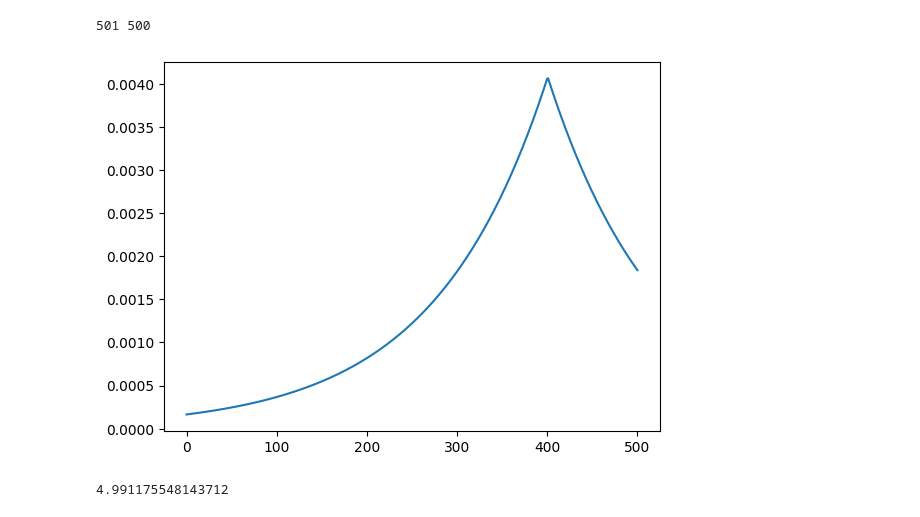
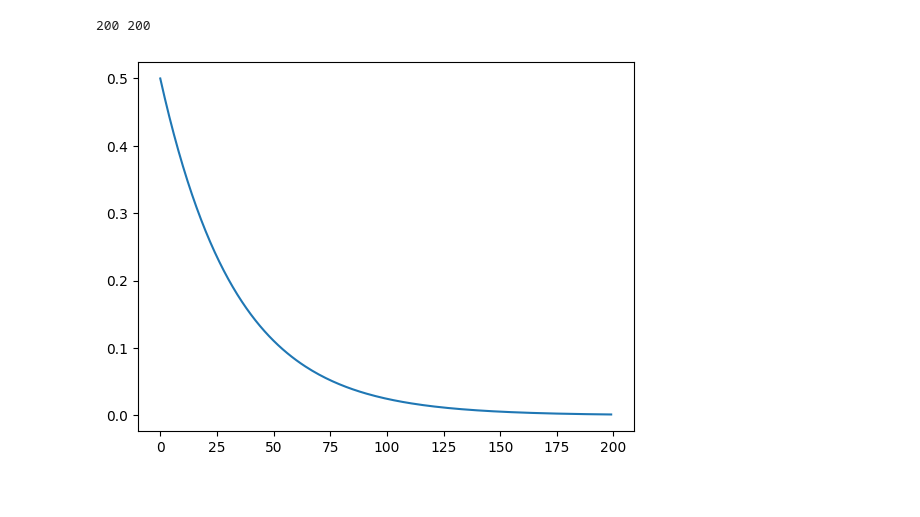
Before and after one commit to nbj2008/wilson_cowan_2d, a Jupyter notebook: notebooks/Making Fourier D Function.ipynb, the cells around one changed output. Cells and saved outputs as stored; diff of their text form; code cells hidden in the pictures.

```diff
--- a/notebooks/Making Fourier D Function.ipynb
+++ b/notebooks/Making Fourier D Function.ipynb
@@ -126,12 +86,12 @@ plt.plot(xx, de)
 # %%
-de = [decreasing_exponential(np.abs(xx), x) for x in range(1,10)]
-de = [x/x.sum() for x in de]
+de = [decreasing_exponential(np.abs(np.linspace(-6, 6, 2*200-1)), x) for x in range(1,10)]
+# de = [x/x.sum() for x in de]
 # %%
-rr = 0.2*np.zeros(500)
-rr[400] = 1 # np.linspace(0, 2**12, 500)
+rr = 0.2*np.zeros(200)
+rr[0] = 1 # np.linspace(0, 2**12, 500)
 conv = np.convolve(rr, de[0], 'valid')
 print(conv.size, rr.size)
 _ = plt.plot(conv)
 # %% [output]
-501 500
+200 200
-[figure, old version]
+[figure, new version]
@@ -143,4 +97,0 @@ freqs = [np.fft.rfftfreq(x.size, sr) for x in de]
-# %%
-decreasing_exponential(np.abs(np.linspace(-1000, 1000, 10_000)), 1).sum()
-# %% [output]
-4.991175548143712
```
Also changed, not shown: parts of 32 cells of this notebook, 10 other files.
